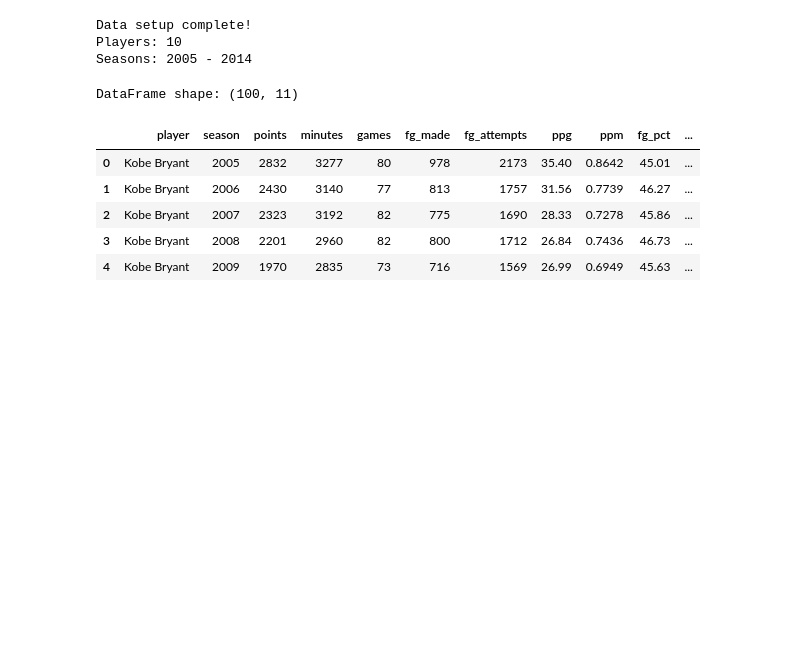
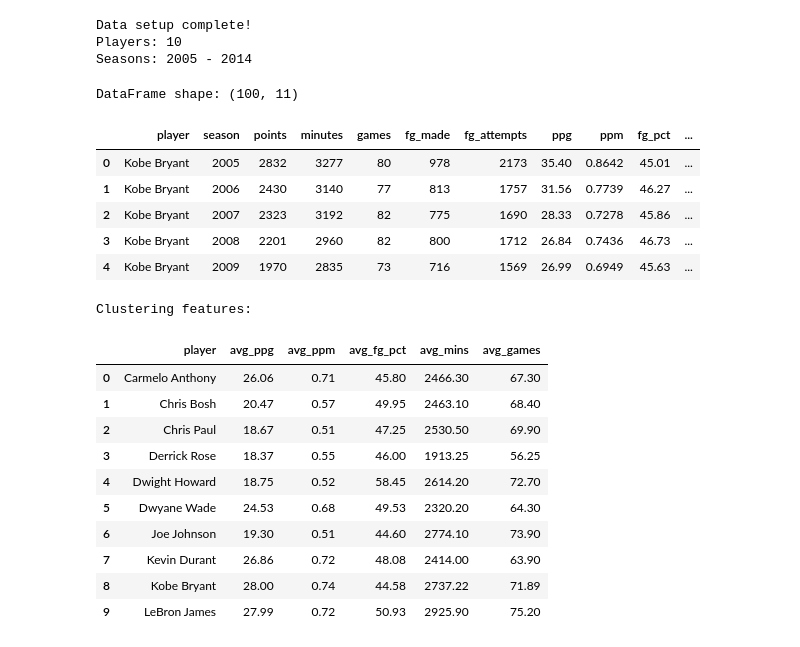
Before and after one commit to Tp12menon/nba-analysis, a Jupyter notebook: project4_player_clustering.ipynb, the cells around one changed output. Cells and saved outputs as stored; diff of their text form; code cells hidden in the pictures; blank space fills up the shorter version.

```diff
--- a/project4_player_clustering.ipynb
+++ b/project4_player_clustering.ipynb
@@ -131,3 +131,35 @@ DataFrame shape: (100, 11)
 | 2 | Kobe Bryant | 2007 | 2323 | 3192 | 82 | 775 | 1690 | 28.33 | 0.7278 | 45.86 | ... |
 | 3 | Kobe Bryant | 2008 | 2201 | 2960 | 82 | 800 | 1712 | 26.84 | 0.7436 | 46.73 | ... |
 | 4 | Kobe Bryant | 2009 | 1970 | 2835 | 73 | 716 | 1569 | 26.99 | 0.6949 | 45.63 | ... |
+# %%
+# Career averages per player for clustering
+# We use averages so injury seasons don't skew the results
+cluster_df = (
+    df[df['injury_season'] == False]
+    .groupby('player')
+    .agg(
+        avg_ppg    = ('ppg',     'mean'),
+        avg_ppm    = ('ppm',     'mean'),
+        avg_fg_pct = ('fg_pct',  'mean'),
+        avg_mins   = ('minutes', 'mean'),
+        avg_games  = ('games',   'mean'),
+    )
+    .round(2)
+    .reset_index()
+)
+
+print('Clustering features:')
+cluster_df
+# %% [output]
+Clustering features:
+|  | player | avg_ppg | avg_ppm | avg_fg_pct | avg_mins | avg_games |
+| 0 | Carmelo Anthony | 26.06 | 0.71 | 45.80 | 2466.30 | 67.30 |
+| 1 | Chris Bosh | 20.47 | 0.57 | 49.95 | 2463.10 | 68.40 |
+| 2 | Chris Paul | 18.67 | 0.51 | 47.25 | 2530.50 | 69.90 |
+| 3 | Derrick Rose | 18.37 | 0.55 | 46.00 | 1913.25 | 56.25 |
+| 4 | Dwight Howard | 18.75 | 0.52 | 58.45 | 2614.20 | 72.70 |
+| 5 | Dwyane Wade | 24.53 | 0.68 | 49.53 | 2320.20 | 64.30 |
+| 6 | Joe Johnson | 19.30 | 0.51 | 44.60 | 2774.10 | 73.90 |
+| 7 | Kevin Durant | 26.86 | 0.72 | 48.08 | 2414.00 | 63.90 |
+| 8 | Kobe Bryant | 28.00 | 0.74 | 44.58 | 2737.22 | 71.89 |
+| 9 | LeBron James | 27.99 | 0.72 | 50.93 | 2925.90 | 75.20 |
```
Also changed, not shown: parts of 2 cells of this notebook.
